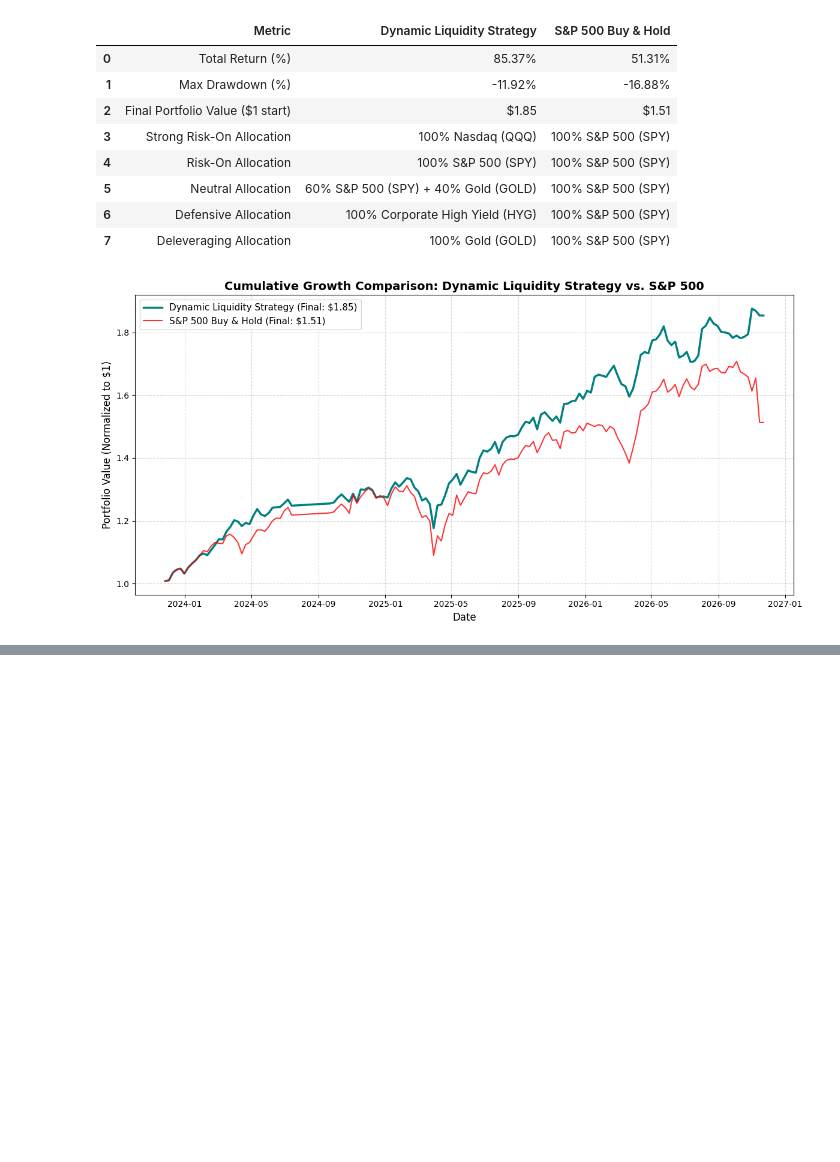
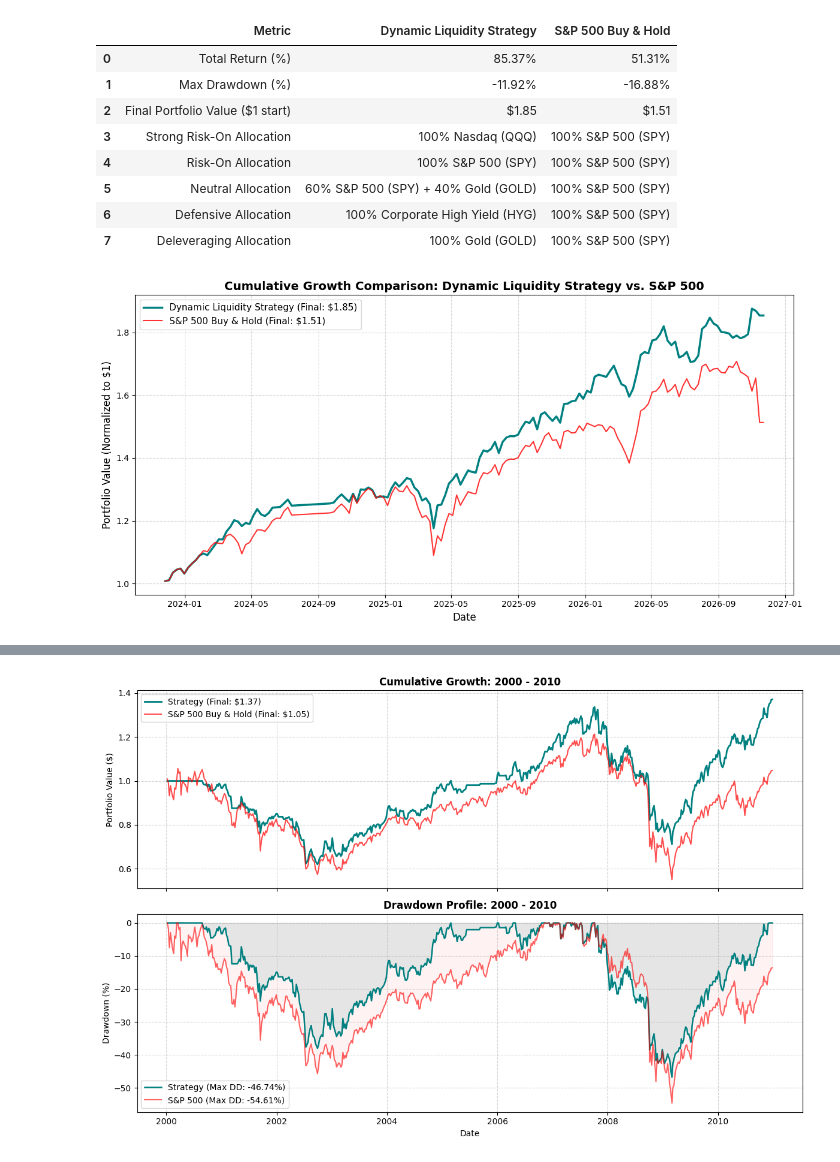
Before and after one commit to dessanian/liquidity-model, a Jupyter notebook: Liquidity_Model.ipynb, the cells around one changed output, grey strips where cells are left out. Saved outputs shown, nothing was run; the diff lists cells and outputs as text; code cells hidden in the pictures; blank space fills up the shorter version.

```diff
--- a/Liquidity_Model.ipynb
+++ b/Liquidity_Model.ipynb
@@ -464,0 +576,85 @@ plt.show()
+# %%
+def run_stress_test_period(start_yr, end_yr):
+    # Filter data for specific period
+    mask = (df_long_weekly.index >= f'{start_yr}-01-01') & (df_long_weekly.index <= f'{end_yr}-12-31')
+    period_weekly = df_long_weekly.loc[mask].copy()
+    period_metrics = df_metrics_long.loc[df_metrics_long.index.isin(period_weekly.index)].copy()
+
+    if len(period_weekly) == 0:
+        print(f"No data for period {start_yr} - {end_yr}")
+        return None
+
+    results = pd.DataFrame(index=period_weekly.index)
+    results['Regime'] = period_metrics['Regime']
+
+    # Mapping strategy assets
+    def get_return(row):
+        r_type = row['Regime']
+        idx = row.name
+        if r_type == 'Strong Risk-On':
+            return period_weekly.loc[idx, 'QQQ_Ret']
+        elif r_type == 'Risk-On':
+            return period_weekly.loc[idx, 'SPY_Ret']
+        elif r_type == 'Neutral':
+            return 0.60 * period_weekly.loc[idx, 'SPY_Ret'] + 0.40 * period_weekly.loc[idx, 'GOLD_Ret']
+        elif r_type == 'Defensive':
+            return period_weekly.loc[idx, 'HYG_Ret']
+        elif r_type == 'Deleveraging':
+            return period_weekly.loc[idx, 'GOLD_Ret']
+        else:
+            return 0.0
+
+    results['Strategy_Ret'] = results.apply(get_return, axis=1).fillna(0.0)
+    results['Benchmark_Ret'] = period_weekly['SPY_Ret'].fillna(0.0)
+
+    # Cumulative returns
+    results['Strategy_Cum'] = (1 + results['Strategy_Ret']).cumprod()
+    results['Benchmark_Cum'] = (1 + results['Benchmark_Ret']).cumprod()
+
+    # Drawdowns
+    results['Strategy_DD'] = (results['Strategy_Cum'] - results['Strategy_Cum'].cummax()) / results['Strategy_Cum'].cummax()
+    results['Benchmark_DD'] = (results['Benchmark_Cum'] - results['Benchmark_Cum'].cummax()) / results['Benchmark_Cum'].cummax()
+
+    max_dd_s = results['Strategy_DD'].min() * 100
+    max_dd_b = results['Benchmark_DD'].min() * 100
+
+    final_s = results['Strategy_Cum'].iloc[-1]
+    final_b = results['Benchmark_Cum'].iloc[-1]
+
+    # Plotting
+    fig, ax = plt.subplots(2, 1, figsize=(12, 8), sharex=True)
+
+    # Cumulative returns
+    ax[0].plot(results.index, results['Strategy_Cum'], label=f'Strategy (Final: ${final_s:.2f})', color='teal', lw=2)
+    ax[0].plot(results.index, results['Benchmark_Cum'], label=f'S&P 500 Buy & Hold (Final: ${final_b:.2f})', color='red', alpha=0.7, lw=1.5)
+    ax[0].set_title(f'Cumulative Growth: {start_yr} - {end_yr}', fontsize=12, fontweight='bold')
+    ax[0].set_ylabel('Portfolio Value ($)')
+    ax[0].grid(True, linestyle='--', alpha=0.5)
+    ax[0].legend(loc='upper left')
+
+    # Drawdowns
+    ax[1].plot(results.index, results['Strategy_DD'] * 100, label=f'Strategy (Max DD: {max_dd_s:.2f}%)', color='teal', lw=1.8)
+    ax[1].plot(results.index, results['Benchmark_DD'] * 100, label=f'S&P 500 (Max DD: {max_dd_b:.2f}%)', color='red', alpha=0.6, lw=1.5)
+    ax[1].fill_between(results.index, results['Strategy_DD'] * 100, 0, color='teal', alpha=0.1)
+    ax[1].fill_between(results.index, results['Benchmark_DD'] * 100, 0, color='red', alpha=0.05)
+    ax[1].set_title(f'Drawdown Profile: {start_yr} - {end_yr}', fontsize=12, fontweight='bold')
+    ax[1].set_ylabel('Drawdown (%)')
+    ax[1].set_xlabel('Date')
+    ax[1].grid(True, linestyle='--', alpha=0.5)
+    ax[1].legend(loc='lower left')
+
+    plt.tight_layout()
+    plt.show()
+
+    return {
+        'Period': f'{start_yr} - {end_yr}',
+        'Strategy Return (%)': (final_s - 1) * 100,
+        'Benchmark Return (%)': (final_b - 1) * 100,
+        'Strategy Max DD (%)': max_dd_s,
+        'Benchmark Max DD (%)': max_dd_b
+    }
+
+# Run period 1: 2000 - 2010
+p1_metrics = run_stress_test_period(2000, 2010)
+# %% [output]
+[figure, added]
```
Also changed, not shown: parts of 5 cells of this notebook.
